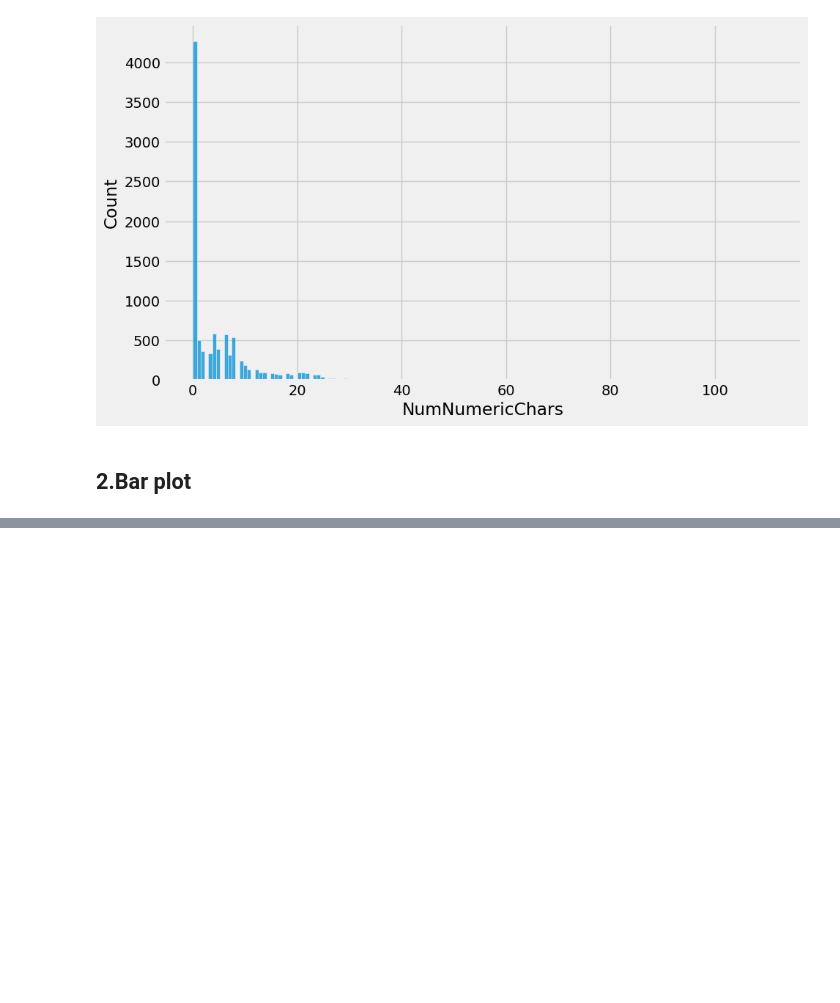
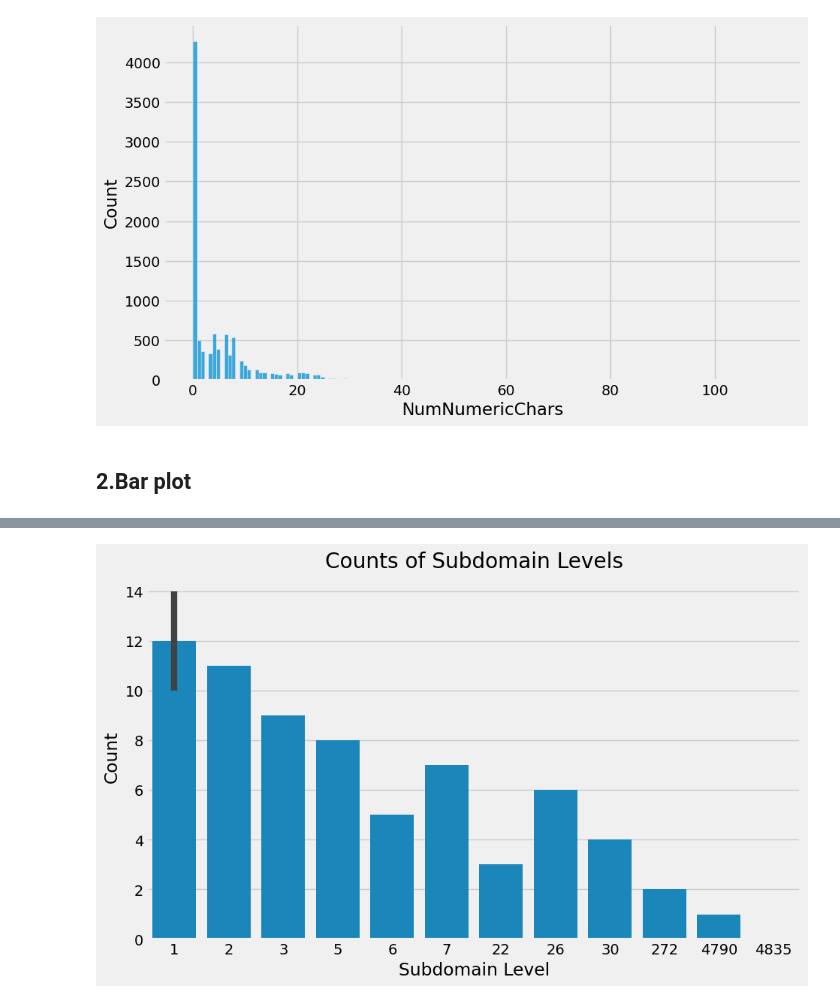
Before and after one commit to QaziSaim/Phishing-Domain-Detection, a Jupyter notebook: notebook/PhishingClassifierProject.ipynb, the cells around one changed output, grey strips where cells are left out. Saved outputs shown, nothing was run; the diff lists cells and outputs as text; code cells hidden in the pictures; blank space fills up the shorter version.

Commit message:
visualization continue

```diff
--- a/notebook/PhishingClassifierProject.ipynb
+++ b/notebook/PhishingClassifierProject.ipynb
@@ -60,7 +60,7 @@ import seaborn as sns
 import warnings
 warnings.filterwarnings('ignore')
 %matplotlib inline
-plt.style.use("fivethirtyeight")
+
 
 # This is use to import maximum columns
 
@@ -415,0 +445,15 @@ sns.histplot(df["NumNumericChars"])
+# %%
+plt.figure(figsize=(10, 6))
+sns.barplot(x=df['SubdomainLevel'].value_counts().values,y=df['SubdomainLevel'].value_counts().index)
+
+
+
+# Add labels and title
+plt.xlabel('Subdomain Level')
+plt.ylabel('Count')
+plt.title('Counts of Subdomain Levels')
+
+# Display the chart
+plt.show()
+# %% [output]
+[figure, added]
```
Also changed, not shown: parts of 6 cells of this notebook.
